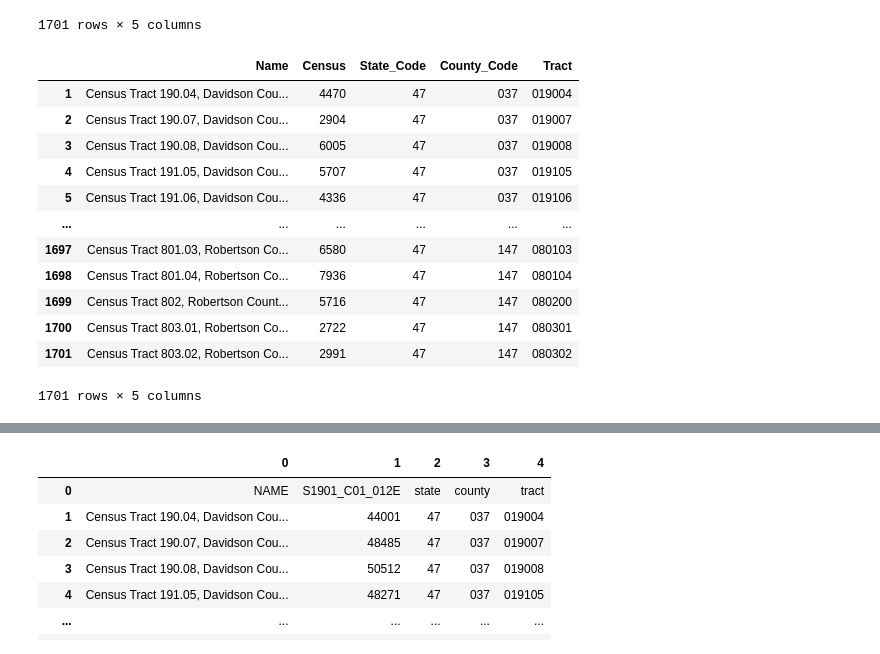
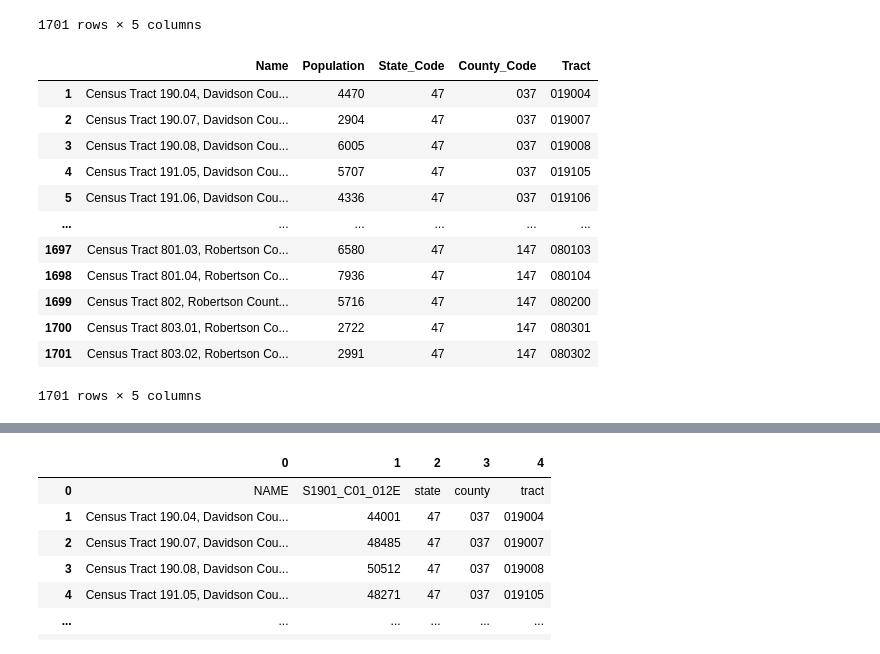
Before and after one commit to nss-data-science-cohort-6/api_project-pizza_twizzlers, a Jupyter notebook: API Pizza Twizzlers.ipynb, the cells around one changed output, grey strips where cells are left out. Cells and saved outputs as stored; diff of their text form; code cells hidden in the pictures.

```diff
--- a/API Pizza Twizzlers.ipynb
+++ b/API Pizza Twizzlers.ipynb
@@ -156,11 +141,11 @@ tn_census
 | 1701 | Census Tract 803.02, Robertson Co... | 2991 | 47 | 147 | 080302 |
 1701 rows × 5 columns
 # %%
-tn_census = tn_census.rename(columns={0:'Name', 1:'Census', 2:'State_Code',
+tn_census = tn_census.rename(columns={0:'Name', 1:'Population', 2:'State_Code',
                                      3:'County_Code', 4: 'Tract'})
 tn_census
 # %% [output]
-|  | Name | Census | State_Code | County_Code | Tract |
+|  | Name | Population | State_Code | County_Code | Tract |
 | 1 | Census Tract 190.04, Davidson Cou... | 4470 | 47 | 037 | 019004 |
 | 2 | Census Tract 190.07, Davidson Cou... | 2904 | 47 | 037 | 019007 |
 | 3 | Census Tract 190.08, Davidson Cou... | 6005 | 47 | 037 | 019008 |
```
Also changed, not shown: parts of 23 cells of this notebook.
